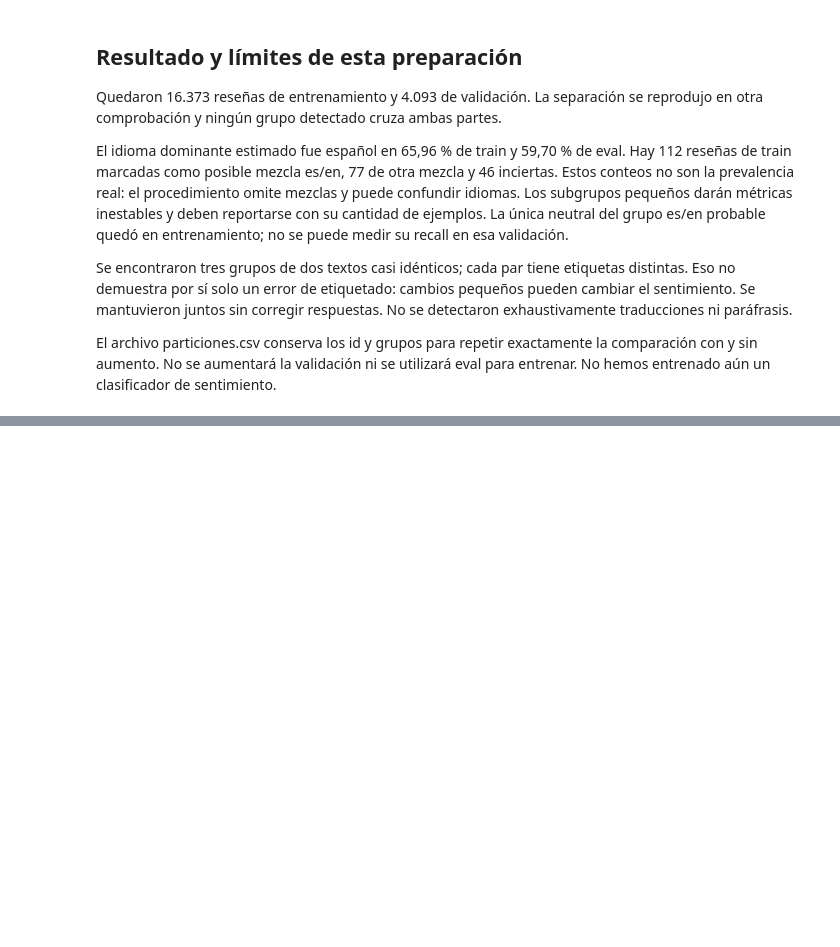
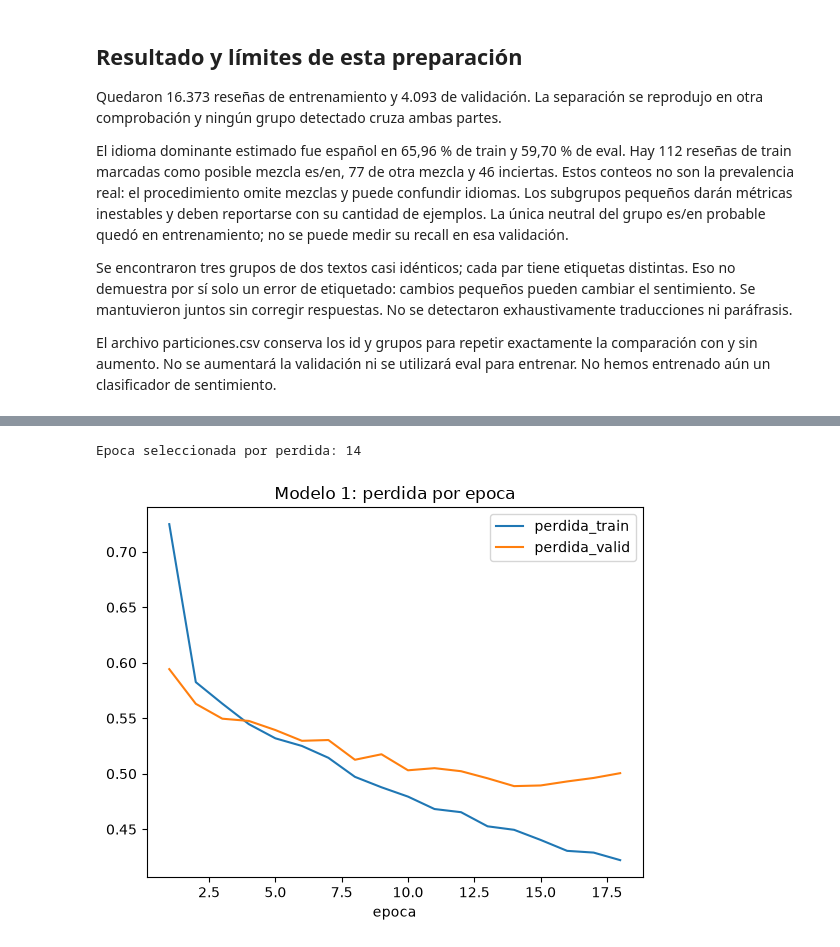
Before and after one commit to jmfonsecau/ISIS-2611-Proyecto-Parte-2, a Jupyter notebook: notebook_parte2.ipynb, the cells around one changed output, grey strips where cells are left out. Saved outputs shown, nothing was run; the diff lists cells and outputs as text; code cells hidden in the pictures; blank space fills up the shorter version.

```diff
--- a/notebook_parte2.ipynb
+++ b/notebook_parte2.ipynb
@@ -485,0 +598,66 @@ Elegiremos la red profunda multilingüe y el entorno con GPU. La primera configu
+# %%
+def crear_mlp_01(dimension):
+    return nn.Sequential(nn.Linear(dimension, 256), nn.ReLU(), nn.Dropout(0.20),
+        nn.Linear(256, 128), nn.ReLU(), nn.Dropout(0.20), nn.Linear(128, 3))
+
+def probabilidades_01(red, vectores):
+    red.eval()
+    partes = []
+    with torch.inference_mode():
+        for inicio in range(0, len(vectores), 512):
+            partes.append(red(torch.tensor(vectores[inicio:inicio + 512], dtype=torch.float32)).softmax(1).numpy())
+    return np.concatenate(partes)
+
+def ajustar_mlp_01(vectores, etiquetas, epocas, validacion=None):
+    torch.manual_seed(RANDOM_STATE)
+    generador = torch.Generator().manual_seed(RANDOM_STATE)
+    red = crear_mlp_01(vectores.shape[1])
+    optimizador = torch.optim.AdamW(red.parameters(), lr=configuracion_01['lr'],
+        weight_decay=configuracion_01['weight_decay'])
+    perdida = nn.CrossEntropyLoss()
+    lotes = DataLoader(TensorDataset(torch.tensor(vectores), etiquetas),
+        batch_size=configuracion_01['batch_size'], shuffle=True, generator=generador, num_workers=0)
+    historial, mejor_perdida, mejor_estado, mejor_epoca, sin_mejora = [], float('inf'), None, 0, 0
+    for epoca in range(1, epocas + 1):
+        red.train()
+        suma, total = 0.0, 0
+        for x_lote, y_lote in lotes:
+            optimizador.zero_grad(set_to_none=True)
+            error = perdida(red(x_lote), y_lote)
+            error.backward()
+            optimizador.step()
+            suma += error.item() * len(y_lote)
+            total += len(y_lote)
+        fila = {'epoca': epoca, 'perdida_train': suma / total}
+        if validacion is not None:
+            x_v, y_v = validacion
+            red.eval()
+            with torch.inference_mode():
+                logits = red(torch.tensor(x_v))
+                error_v = perdida(logits, y_v).item()
+            pred = logits.argmax(1).numpy()
+            fila.update(perdida_valid=error_v, accuracy_valid=accuracy_score(y_v.numpy(), pred),
+                f1_macro_valid=f1_score(y_v.numpy(), pred, average='macro', zero_division=0))
+            if error_v < mejor_perdida - 0.0001:
+                mejor_perdida, mejor_estado, mejor_epoca, sin_mejora = error_v, copy.deepcopy(red.state_dict()), epoca, 0
+            else:
+                sin_mejora += 1
+        historial.append(fila)
+        print(fila, flush=True)
+        if validacion is not None and sin_mejora >= configuracion_01['patience']:
+            break
+    if validacion is not None:
+        red.load_state_dict(mejor_estado)
+    else:
+        mejor_epoca = epocas
+    return red.eval(), pd.DataFrame(historial), mejor_epoca
+
+mlp_validacion_01, historial_01, mejor_epoca_01 = ajustar_mlp_01(
+    embeddings_01[mascara_train_01], y_numerica_01[mascara_train_01],
+    configuracion_01['max_epochs'],
+    validacion=(embeddings_01[mascara_valid_01], y_numerica_01[mascara_valid_01]))
+display(historial_01)
+print('Epoca seleccionada por perdida:', mejor_epoca_01)
+historial_01.set_index('epoca')[['perdida_train', 'perdida_valid']].plot(title='Modelo 1: perdida por epoca')
+plt.show()
+# %% [output]
@@ -485,0 +699,2 @@ Elegiremos la red profunda multilingüe y el entorno con GPU. La primera configu
+Epoca seleccionada por perdida: 14
+[figure, added]
```
Also changed, not shown: parts of 16 cells of this notebook, 1 other file.
